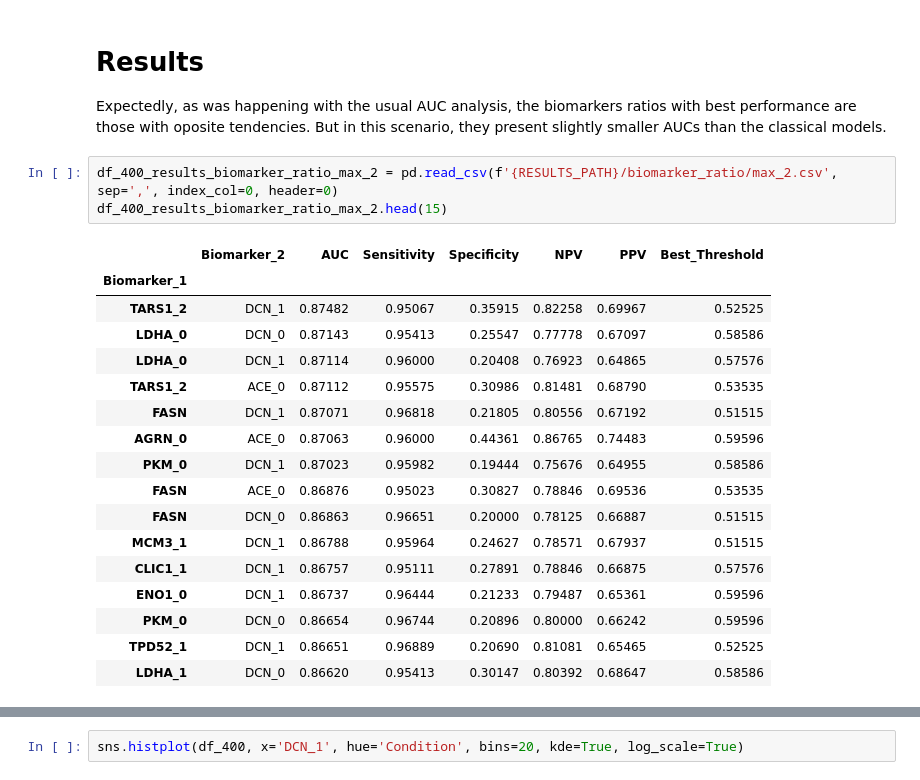
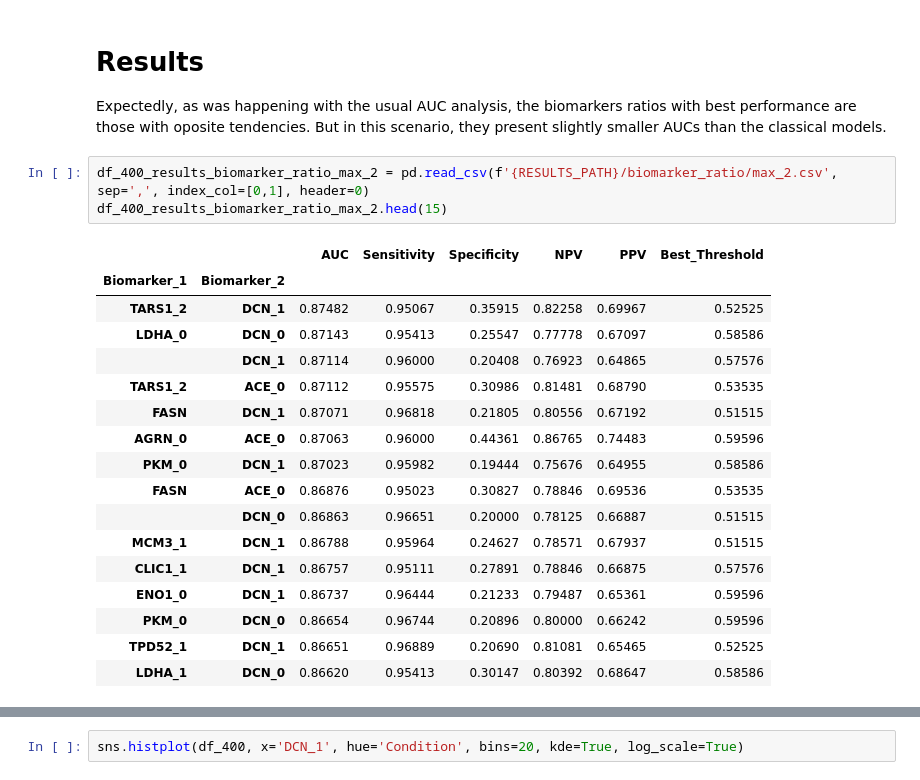
Before and after one commit to MiMARK-es/cohort-analysis, a Jupyter notebook: notebooks/400_ratios_aucs_analysis.ipynb, the cells around one changed output, grey strips where cells are left out. Cells and saved outputs as stored; diff of their text form.

```diff
--- a/notebooks/400_ratios_aucs_analysis.ipynb
+++ b/notebooks/400_ratios_aucs_analysis.ipynb
@@ -96,20 +96,20 @@ We will consider for computing biomarker ratios only the relevant biomarkers (th
 
 Expectedly, as was happening with the usual AUC analysis, the biomarkers ratios with best performance are those with oposite tendencies. But in this scenario, they present slightly smaller AUCs than the classical models.
 # %%
-df_400_results_biomarker_ratio_max_2 = pd.read_csv(f'{RESULTS_PATH}/biomarker_ratio/max_2.csv', sep=',', index_col=0, header=0)
+df_400_results_biomarker_ratio_max_2 = pd.read_csv(f'{RESULTS_PATH}/biomarker_ratio/max_2.csv', sep=',', index_col=[0,1], header=0)
 df_400_results_biomarker_ratio_max_2.head(15)
 # %% [output]
-|  | Biomarker_2 | AUC | Sensitivity | Specificity | NPV | PPV | Best_Threshold |
-| Biomarker_1 |  |  |  |  |  |  |  |
+|  |  | AUC | Sensitivity | Specificity | NPV | PPV | Best_Threshold |
+| Biomarker_1 | Biomarker_2 |  |  |  |  |  |  |
 | TARS1_2 | DCN_1 | 0.87482 | 0.95067 | 0.35915 | 0.82258 | 0.69967 | 0.52525 |
 | LDHA_0 | DCN_0 | 0.87143 | 0.95413 | 0.25547 | 0.77778 | 0.67097 | 0.58586 |
-| LDHA_0 | DCN_1 | 0.87114 | 0.96000 | 0.20408 | 0.76923 | 0.64865 | 0.57576 |
+|  | DCN_1 | 0.87114 | 0.96000 | 0.20408 | 0.76923 | 0.64865 | 0.57576 |
 | TARS1_2 | ACE_0 | 0.87112 | 0.95575 | 0.30986 | 0.81481 | 0.68790 | 0.53535 |
 | FASN | DCN_1 | 0.87071 | 0.96818 | 0.21805 | 0.80556 | 0.67192 | 0.51515 |
 | AGRN_0 | ACE_0 | 0.87063 | 0.96000 | 0.44361 | 0.86765 | 0.74483 | 0.59596 |
 | PKM_0 | DCN_1 | 0.87023 | 0.95982 | 0.19444 | 0.75676 | 0.64955 | 0.58586 |
 | FASN | ACE_0 | 0.86876 | 0.95023 | 0.30827 | 0.78846 | 0.69536 | 0.53535 |
-| FASN | DCN_0 | 0.86863 | 0.96651 | 0.20000 | 0.78125 | 0.66887 | 0.51515 |
+|  | DCN_0 | 0.86863 | 0.96651 | 0.20000 | 0.78125 | 0.66887 | 0.51515 |
 | MCM3_1 | DCN_1 | 0.86788 | 0.95964 | 0.24627 | 0.78571 | 0.67937 | 0.51515 |
 | CLIC1_1 | DCN_1 | 0.86757 | 0.95111 | 0.27891 | 0.78846 | 0.66875 | 0.57576 |
 | ENO1_0 | DCN_1 | 0.86737 | 0.96444 | 0.21233 | 0.79487 | 0.65361 | 0.59596 |
```
Also changed, not shown: parts of 5 cells of this notebook.
